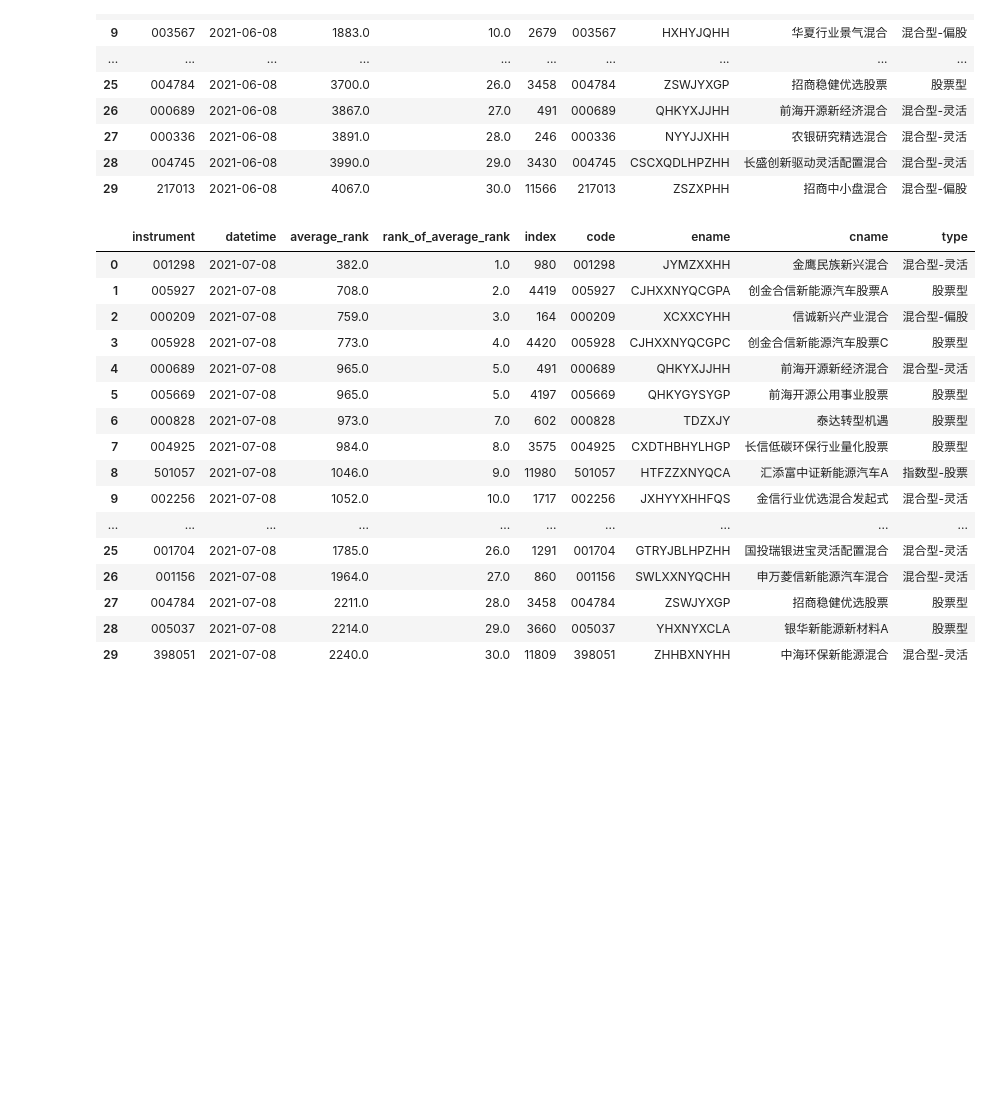
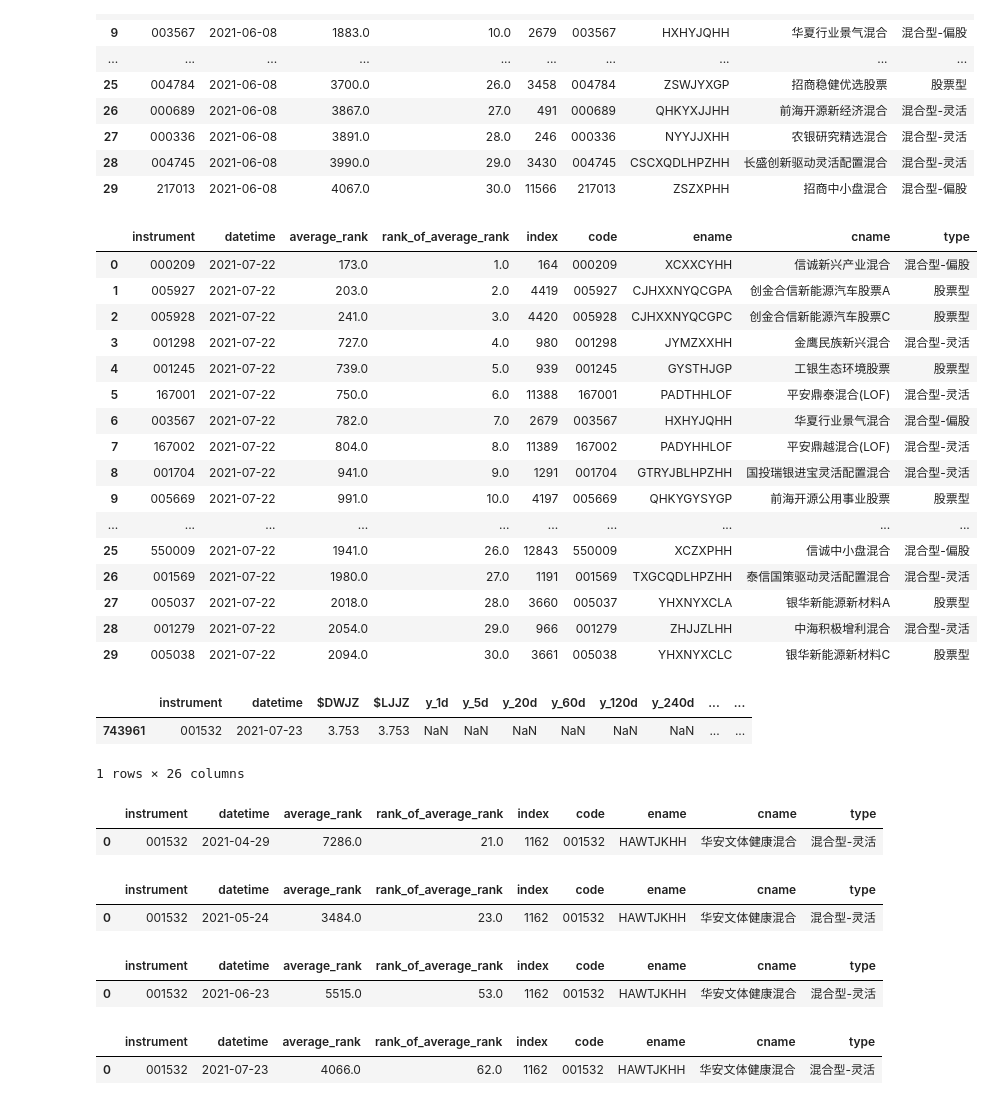
Before and after one commit to JamesWong1234/qlib, a Jupyter notebook: examples/fund-choice.ipynb, the cells around one changed output. Drawn from its saved outputs; the diff is of its cells as text; code cells hidden in the pictures; blank space fills up the shorter version.

```diff
--- a/examples/fund-choice.ipynb
+++ b/examples/fund-choice.ipynb
@@ -290,5 +290,5 @@ df_test[(df_test['rank_of_average_rank']==1)&(df_test['datetime']=='2021-04-29')
 # %%
-def get_list(start_rank,end_rank,date='2021-04-29'):
+def get_list_by_rank(start_rank,end_rank,date='2021-04-29'):
     df_left = df_test[(df_test['rank_of_average_rank']>=start_rank)&(df_test['rank_of_average_rank']<=end_rank)&(df_test['datetime']==date)][['instrument','datetime','average_rank','rank_of_average_rank']].sort_values(by=['rank_of_average_rank'])
     df_fund_code = read_fund_code_from_DB()
     return pd.merge(df_left, df_fund_code, how='left', left_on='instrument', right_on='code')
@@ -395,22 +401,28 @@ get_list(1,30,'2021-06-08')
 | 28 | 004745 | 2021-06-08 | 3990.0 | 29.0 | 3430 | 004745 | CSCXQDLHPZHH | 长盛创新驱动灵活配置混合 | 混合型-灵活 |
 | 29 | 217013 | 2021-06-08 | 4067.0 | 30.0 | 11566 | 217013 | ZSZXPHH | 招商中小盘混合 | 混合型-偏股 |
 # %%
-get_list(1,30,'2021-07-08')
+get_list_by_rank(1,30,'2021-07-22')
 # %% [output]
 |  | instrument | datetime | average_rank | rank_of_average_rank | index | code | ename | cname | type |
-| 0 | 001298 | 2021-07-08 | 382.0 | 1.0 | 980 | 001298 | JYMZXXHH | 金鹰民族新兴混合 | 混合型-灵活 |
-| 1 | 005927 | 2021-07-08 | 708.0 | 2.0 | 4419 | 005927 | CJHXXNYQCGPA | 创金合信新能源汽车股票A | 股票型 |
-| 2 | 000209 | 2021-07-08 | 759.0 | 3.0 | 164 | 000209 | XCXXCYHH | 信诚新兴产业混合 | 混合型-偏股 |
-| 3 | 005928 | 2021-07-08 | 773.0 | 4.0 | 4420 | 005928 | CJHXXNYQCGPC | 创金合信新能源汽车股票C | 股票型 |
-| 4 | 000689 | 2021-07-08 | 965.0 | 5.0 | 491 | 000689 | QHKYXJJHH | 前海开源新经济混合 | 混合型-灵活 |
-| 5 | 005669 | 2021-07-08 | 965.0 | 5.0 | 4197 | 005669 | QHKYGYSYGP | 前海开源公用事业股票 | 股票型 |
-| 6 | 000828 | 2021-07-08 | 973.0 | 7.0 | 602 | 000828 | TDZXJY | 泰达转型机遇 | 股票型 |
-| 7 | 004925 | 2021-07-08 | 984.0 | 8.0 | 3575 | 004925 | CXDTHBHYLHGP | 长信低碳环保行业量化股票 | 股票型 |
-| 8 | 501057 | 2021-07-08 | 1046.0 | 9.0 | 11980 | 501057 | HTFZZXNYQCA | 汇添富中证新能源汽车A | 指数型-股票 |
-| 9 | 002256 | 2021-07-08 | 1052.0 | 10.0 | 1717 | 002256 | JXHYYXHHFQS | 金信行业优选混合发起式 | 混合型-灵活 |
+| 0 | 000209 | 2021-07-22 | 173.0 | 1.0 | 164 | 000209 | XCXXCYHH | 信诚新兴产业混合 | 混合型-偏股 |
+| 1 | 005927 | 2021-07-22 | 203.0 | 2.0 | 4419 | 005927 | CJHXXNYQCGPA | 创金合信新能源汽车股票A | 股票型 |
+| 2 | 005928 | 2021-07-22 | 241.0 | 3.0 | 4420 | 005928 | CJHXXNYQCGPC | 创金合信新能源汽车股票C | 股票型 |
+| 3 | 001298 | 2021-07-22 | 727.0 | 4.0 | 980 | 001298 | JYMZXXHH | 金鹰民族新兴混合 | 混合型-灵活 |
+| 4 | 001245 | 2021-07-22 | 739.0 | 5.0 | 939 | 001245 | GYSTHJGP | 工银生态环境股票 | 股票型 |
+| 5 | 167001 | 2021-07-22 | 750.0 | 6.0 | 11388 | 167001 | PADTHHLOF | 平安鼎泰混合(LOF) | 混合型-灵活 |
+| 6 | 003567 | 2021-07-22 | 782.0 | 7.0 | 2679 | 003567 | HXHYJQHH | 华夏行业景气混合 | 混合型-偏股 |
+| 7 | 167002 | 2021-07-22 | 804.0 | 8.0 | 11389 | 167002 | PADYHHLOF | 平安鼎越混合(LOF) | 混合型-灵活 |
+| 8 | 001704 | 2021-07-22 | 941.0 | 9.0 | 1291 | 001704 | GTRYJBLHPZHH | 国投瑞银进宝灵活配置混合 | 混合型-灵活 |
+| 9 | 005669 | 2021-07-22 | 991.0 | 10.0 | 4197 | 005669 | QHKYGYSYGP | 前海开源公用事业股票 | 股票型 |
 | ... | ... | ... | ... | ... | ... | ... | ... | ... | ... |
-| 25 | 001704 | 2021-07-08 | 1785.0 | 26.0 | 1291 | 001704 | GTRYJBLHPZHH | 国投瑞银进宝灵活配置混合 | 混合型-灵活 |
-| 26 | 001156 | 2021-07-08 | 1964.0 | 27.0 | 860 | 001156 | SWLXXNYQCHH | 申万菱信新能源汽车混合 | 混合型-灵活 |
-| 27 | 004784 | 2021-07-08 | 2211.0 | 28.0 | 3458 | 004784 | ZSWJYXGP | 招商稳健优选股票 | 股票型 |
-| 28 | 005037 | 2021-07-08 | 2214.0 | 29.0 | 3660 | 005037 | YHXNYXCLA | 银华新能源新材料A | 股票型 |
-| 29 | 398051 | 2021-07-08 | 2240.0 | 30.0 | 11809 | 398051 | ZHHBXNYHH | 中海环保新能源混合 | 混合型-灵活 |
+| 25 | 550009 | 2021-07-22 | 1941.0 | 26.0 | 12843 | 550009 | XCZXPHH | 信诚中小盘混合 | 混合型-偏股 |
+| 26 | 001569 | 2021-07-22 | 1980.0 | 27.0 | 1191 | 001569 | TXGCQDLHPZHH | 泰信国策驱动灵活配置混合 | 混合型-灵活 |
+| 27 | 005037 | 2021-07-22 | 2018.0 | 28.0 | 3660 | 005037 | YHXNYXCLA | 银华新能源新材料A | 股票型 |
+| 28 | 001279 | 2021-07-22 | 2054.0 | 29.0 | 966 | 001279 | ZHJJZLHH | 中海积极增利混合 | 混合型-灵活 |
+| 29 | 005038 | 2021-07-22 | 2094.0 | 30.0 | 3661 | 005038 | YHXNYXCLC | 银华新能源新材料C | 股票型 |
+# %%
+df_test[(df_test['instrument'] == '001532')&(df_test['datetime'] =='2021-07-23')]
+# %% [output]
+|  | instrument | datetime | $DWJZ | $LJJZ | y_1d | y_5d | y_20d | y_60d | y_120d | y_240d | ... | ... |
+| 743961 | 001532 | 2021-07-23 | 3.753 | 3.753 | NaN | NaN | NaN | NaN | NaN | NaN | ... | ... |
+1 rows × 26 columns
@@ -416,0 +434,20 @@ get_list(1,30,'2021-07-08')
+# %%
+get_list_by_no(no='001532',date='2021-04-29')
+# %% [output]
+|  | instrument | datetime | average_rank | rank_of_average_rank | index | code | ename | cname | type |
+| 0 | 001532 | 2021-04-29 | 7286.0 | 21.0 | 1162 | 001532 | HAWTJKHH | 华安文体健康混合 | 混合型-灵活 |
+# %%
+get_list_by_no(no='001532',date='2021-05-24')
+# %% [output]
+|  | instrument | datetime | average_rank | rank_of_average_rank | index | code | ename | cname | type |
+| 0 | 001532 | 2021-05-24 | 3484.0 | 23.0 | 1162 | 001532 | HAWTJKHH | 华安文体健康混合 | 混合型-灵活 |
+# %%
+get_list_by_no(no='001532',date='2021-06-23')
+# %% [output]
+|  | instrument | datetime | average_rank | rank_of_average_rank | index | code | ename | cname | type |
+| 0 | 001532 | 2021-06-23 | 5515.0 | 53.0 | 1162 | 001532 | HAWTJKHH | 华安文体健康混合 | 混合型-灵活 |
+# %%
+get_list_by_no(no='001532',date='2021-07-23')
+# %% [output]
+|  | instrument | datetime | average_rank | rank_of_average_rank | index | code | ename | cname | type |
+| 0 | 001532 | 2021-07-23 | 4066.0 | 62.0 | 1162 | 001532 | HAWTJKHH | 华安文体健康混合 | 混合型-灵活 |
```
Also changed, not shown: parts of 29 cells of this notebook.
